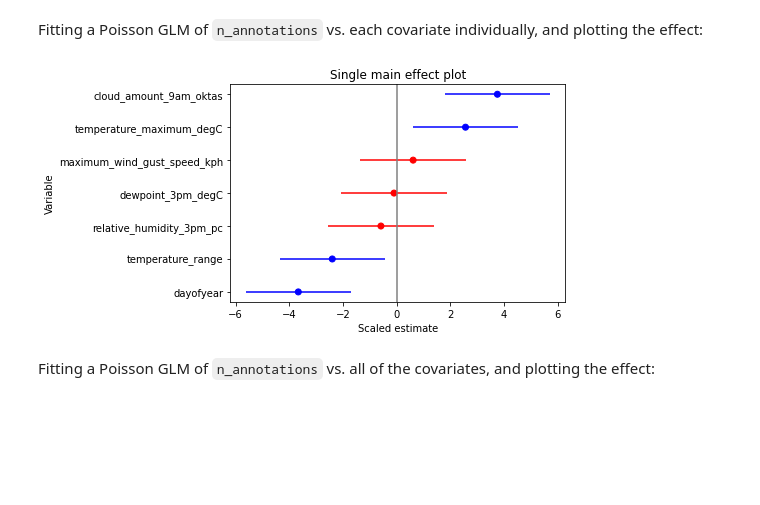
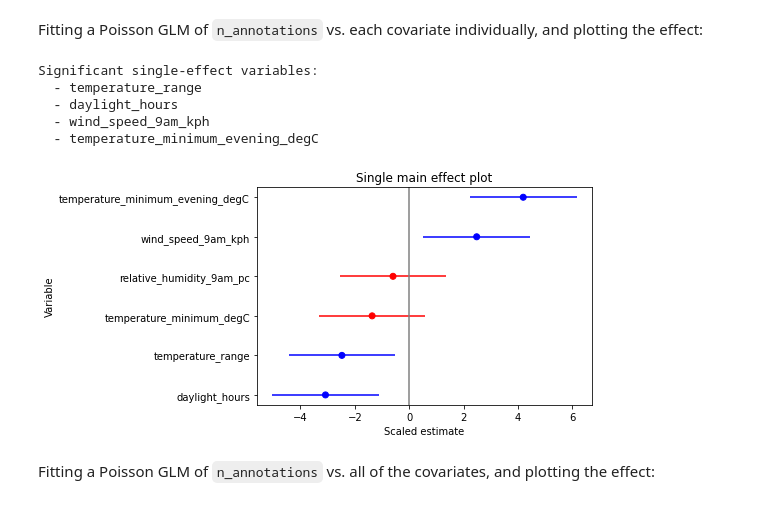
Before and after one commit to J-Wall/camfi, a Jupyter notebook: examples/activity_analysis.ipynb, the cells around one changed output. Cells and saved outputs as stored; diff of their text form; code cells hidden in the pictures; blank space fills up the shorter version.

Commit message:
Implemented activity analysis and modelled activity against weather variables.

```diff
--- a/examples/activity_analysis.ipynb
+++ b/examples/activity_analysis.ipynb
@@ -511,0 +305,23 @@ grr = pd.plotting.scatter_matrix(
+# %%
+def greedy_variate_removal(correlation_p_vals, p_cutoff, scores):
+    r, c = divmod(np.argmin(correlation_p_vals), len(correlation_p_vals))
+
+    if correlation_p_vals.iloc[r, c] >= p_cutoff:  # We're done!
+        return correlation_p_vals
+
+    drop_label = correlation_p_vals.index[
+        [r, c][
+            scores[correlation_p_vals.index[[r, c]]].argmin()
+        ]
+    ]
+    correlation_p_vals = correlation_p_vals.drop(index=drop_label)
+    correlation_p_vals.drop(columns=drop_label, inplace=True)
+
+    return greedy_variate_removal(correlation_p_vals, p_cutoff, scores)
+
+
+correlation_p_vals = greedy_variate_removal(
+    correlation_p_vals, 0.001, n_annotations_corr
+)
+filtered_covariates = list(correlation_p_vals.index)
+correlation_p_vals
@@ -514,35 +352,53 @@ Fitting a Poisson GLM of `n_annotations` vs. each covariate individually, and pl
 # %%
 pois = sm.families.Poisson()
 
 tvalues = []
 pvalues = []
-for covariate in covariates:
+for covariate in filtered_covariates:
     mod = smf.glm(
         f"n_annotations ~ {covariate}",
-        data=maelstrom_weather,
+        data=maelstrom_df,
         family=pois,
+        exposure=maelstrom_df["exposures"],
     )
     res = mod.fit()
     tvalues.append(res.tvalues[1])
     pvalues.append(res.pvalues[1])
 
 tvalues = np.array(tvalues)
 pvalues = np.array(pvalues)
 
 ordering = np.argsort(tvalues)
 coloring = np.array(["r", "b"])[(pvalues[ordering] < 0.05).astype("u1")]
 
 fig = plt.figure()
 ax = fig.add_subplot(
     111,
     title="Single main effect plot",
     xlabel="Scaled estimate",
     ylabel="Variable",
 )
 ax.axvline(0, c="gray")
-ax.hlines(np.array(covariates)[ordering], tvalues[ordering] - 1.96, tvalues[ordering] + 1.96, color=coloring)
-p = ax.scatter(tvalues[ordering], np.array(covariates)[ordering], color=coloring)
+ax.hlines(
+    np.array(filtered_covariates)[ordering],
+    tvalues[ordering] - 1.96,
+    tvalues[ordering] + 1.96,
+    color=coloring
+)
+p = ax.scatter(
+    tvalues[ordering],
+    np.array(filtered_covariates)[ordering],
+    color=coloring
+)
+
+significant_single_effect_variables = set(np.array(filtered_covariates)[pvalues < 0.05])
+print("Significant single-effect variables:", *significant_single_effect_variables, sep="\n  - ")
 # %% [output]
+Significant single-effect variables:
+  - temperature_range
+  - daylight_hours
+  - wind_speed_9am_kph
+  - temperature_minimum_evening_degC
-[figure, old version]
+[figure, new version]
 # %% [markdown]
 Fitting a Poisson GLM of `n_annotations` vs. all of the covariates, and plotting the effect:
```
Also changed, not shown: parts of 51 cells of this notebook, 7 other files.
